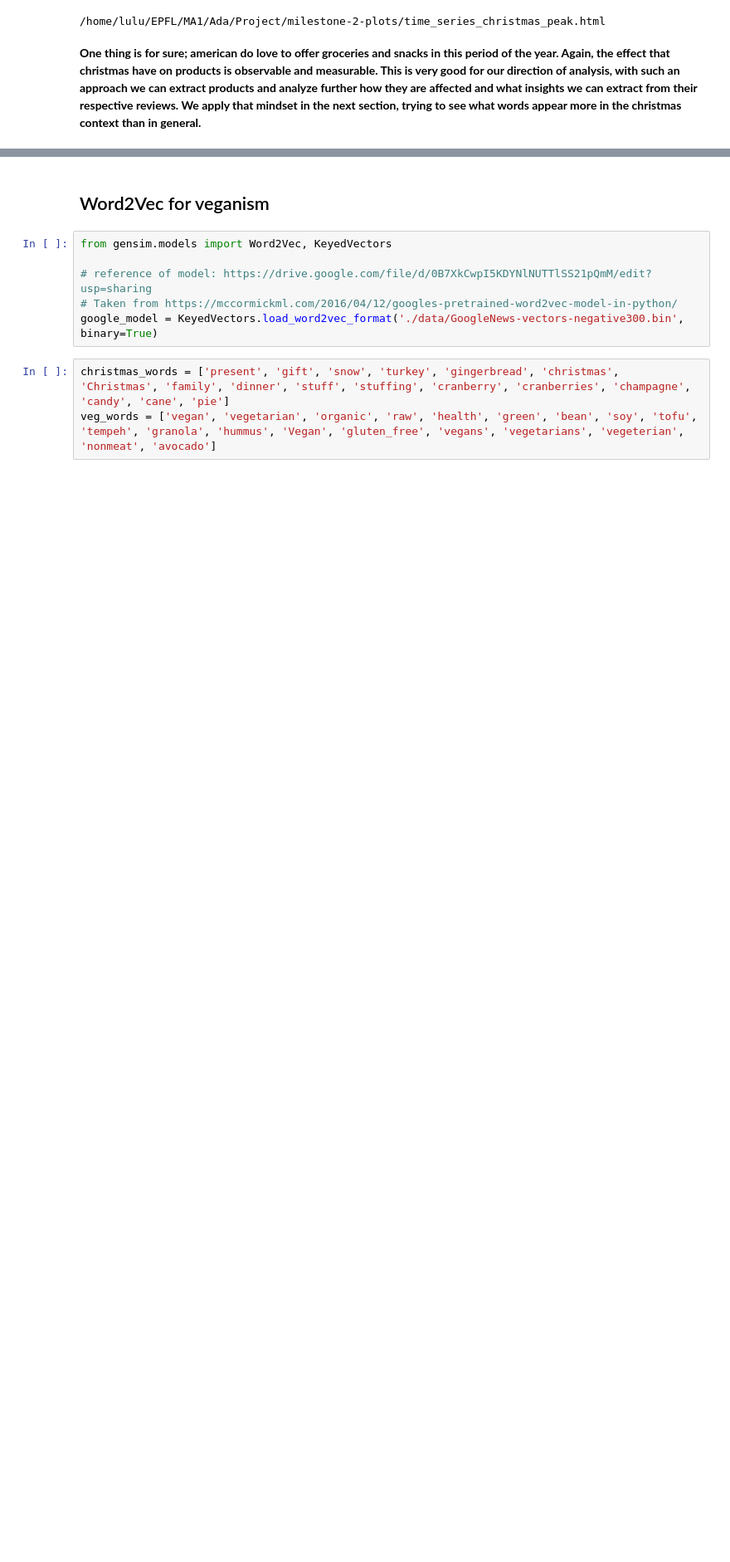
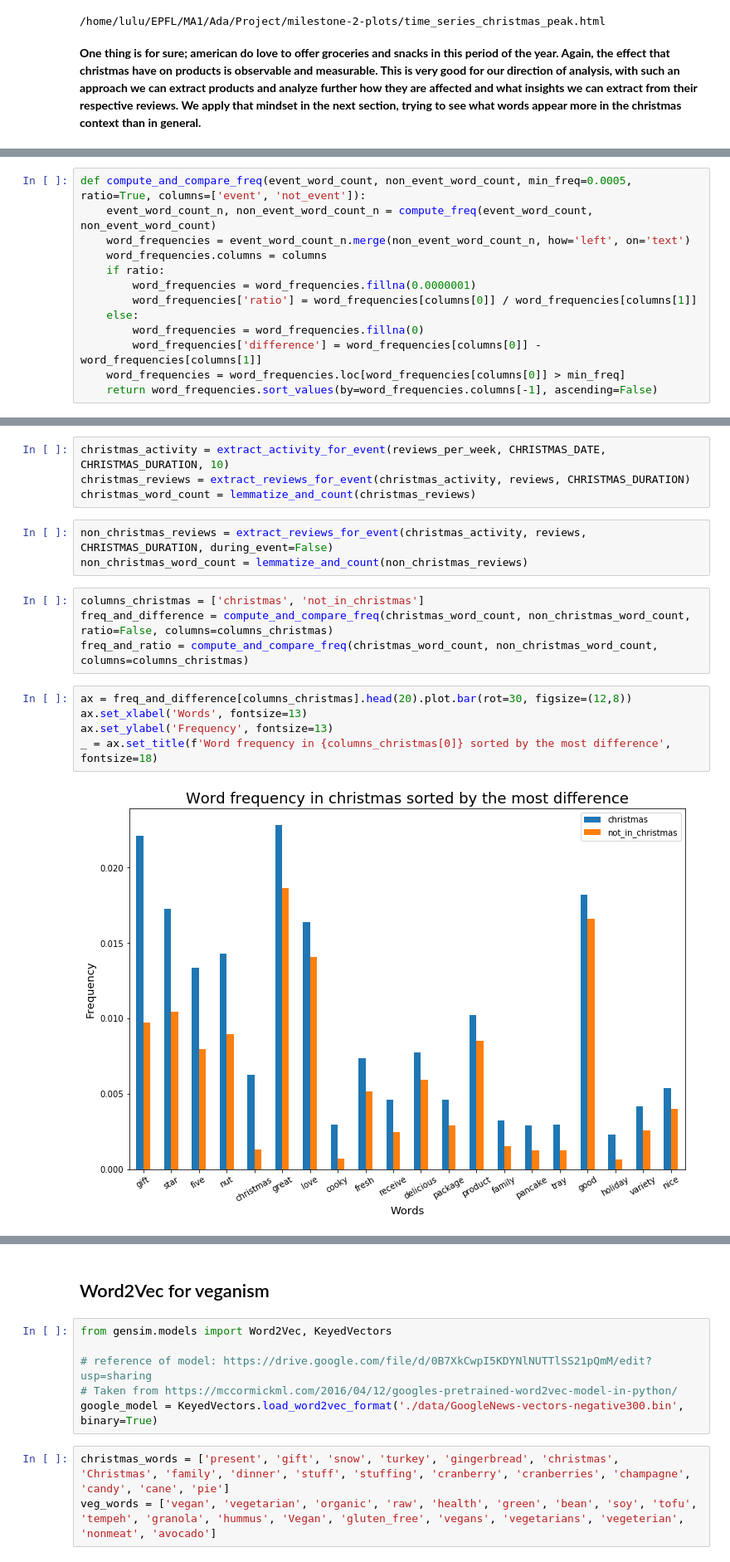
Before and after one commit to JulesssG/ADA-project, a Jupyter notebook: milestone_2.ipynb, the cells around one changed output, grey strips where cells are left out. Shown at 83% size. Cells and saved outputs as stored; diff of their text form; blank space fills up the shorter version.

Commit message:
Add topic extraction word freq

```diff
--- a/milestone_2.ipynb
+++ b/milestone_2.ipynb
@@ -607,0 +659,13 @@ Products with a peak of interest
+# %%
+def compute_and_compare_freq(event_word_count, non_event_word_count, min_freq=0.0005, ratio=True, columns=['event', 'not_event']):
+    event_word_count_n, non_event_word_count_n = compute_freq(event_word_count, non_event_word_count)
+    word_frequencies = event_word_count_n.merge(non_event_word_count_n, how='left', on='text')
+    word_frequencies.columns = columns
+    if ratio:
+        word_frequencies = word_frequencies.fillna(0.0000001)
+        word_frequencies['ratio'] = word_frequencies[columns[0]] / word_frequencies[columns[1]]
+    else:
+        word_frequencies = word_frequencies.fillna(0)
+        word_frequencies['difference'] = word_frequencies[columns[0]] - word_frequencies[columns[1]]
+    word_frequencies = word_frequencies.loc[word_frequencies[columns[0]] > min_freq]
+    return word_frequencies.sort_values(by=word_frequencies.columns[-1], ascending=False)
@@ -607,0 +674,18 @@ Products with a peak of interest
+# %%
+christmas_activity = extract_activity_for_event(reviews_per_week, CHRISTMAS_DATE, CHRISTMAS_DURATION, 10)
+christmas_reviews = extract_reviews_for_event(christmas_activity, reviews, CHRISTMAS_DURATION)
+christmas_word_count = lemmatize_and_count(christmas_reviews)
+# %%
+non_christmas_reviews = extract_reviews_for_event(christmas_activity, reviews, CHRISTMAS_DURATION, during_event=False)
+non_christmas_word_count = lemmatize_and_count(non_christmas_reviews)
+# %%
+columns_christmas = ['christmas', 'not_in_christmas']
+freq_and_difference = compute_and_compare_freq(christmas_word_count, non_christmas_word_count, ratio=False, columns=columns_christmas)
+freq_and_ratio = compute_and_compare_freq(christmas_word_count, non_christmas_word_count, columns=columns_christmas)
+# %%
+ax = freq_and_difference[columns_christmas].head(20).plot.bar(rot=30, figsize=(12,8))
+ax.set_xlabel('Words', fontsize=13)
+ax.set_ylabel('Frequency', fontsize=13)
+_ = ax.set_title(f'Word frequency in {columns_christmas[0]} sorted by the most difference', fontsize=18)
+# %% [output]
+[figure, added]
```
Also changed, not shown: parts of 8 cells of this notebook.
